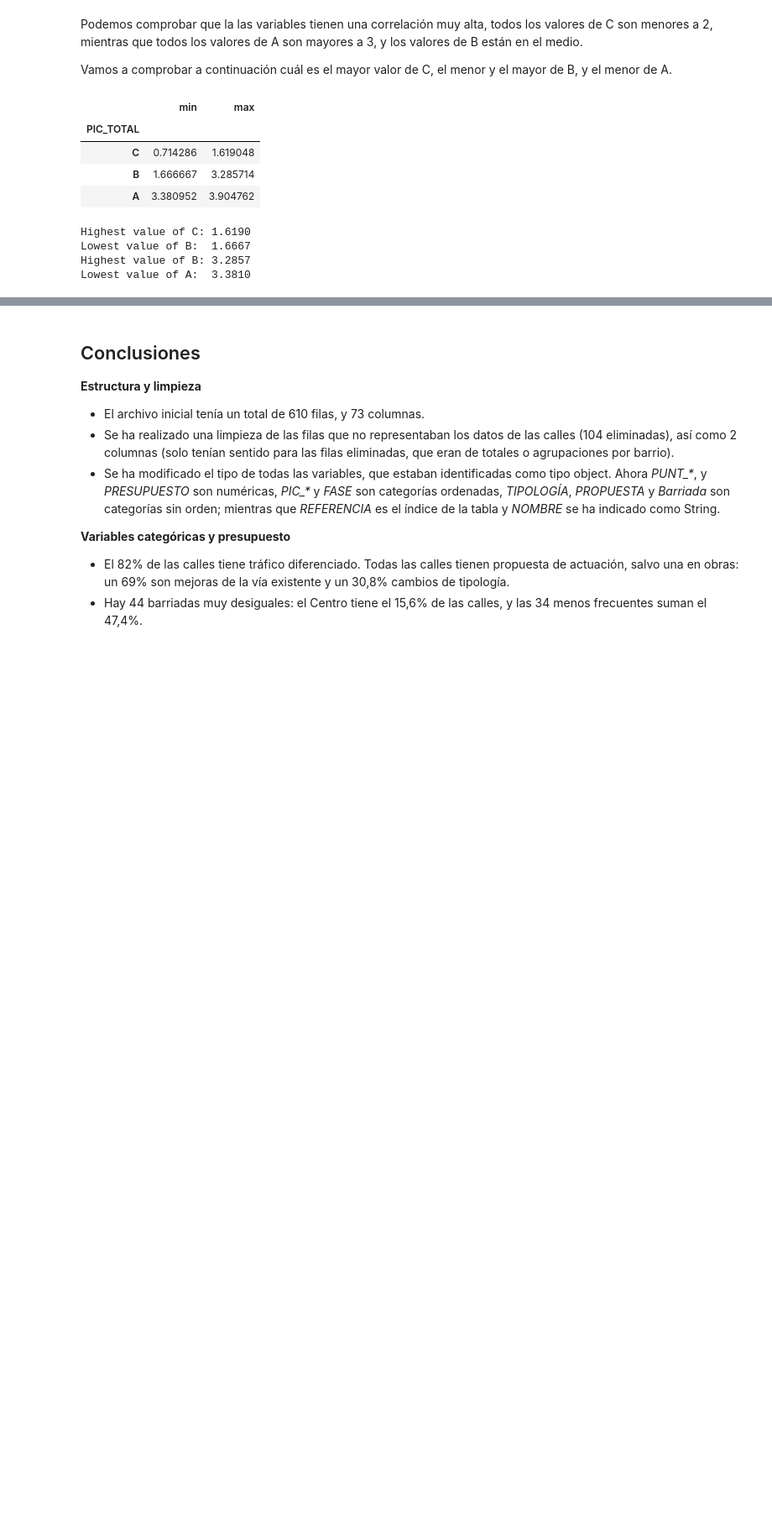
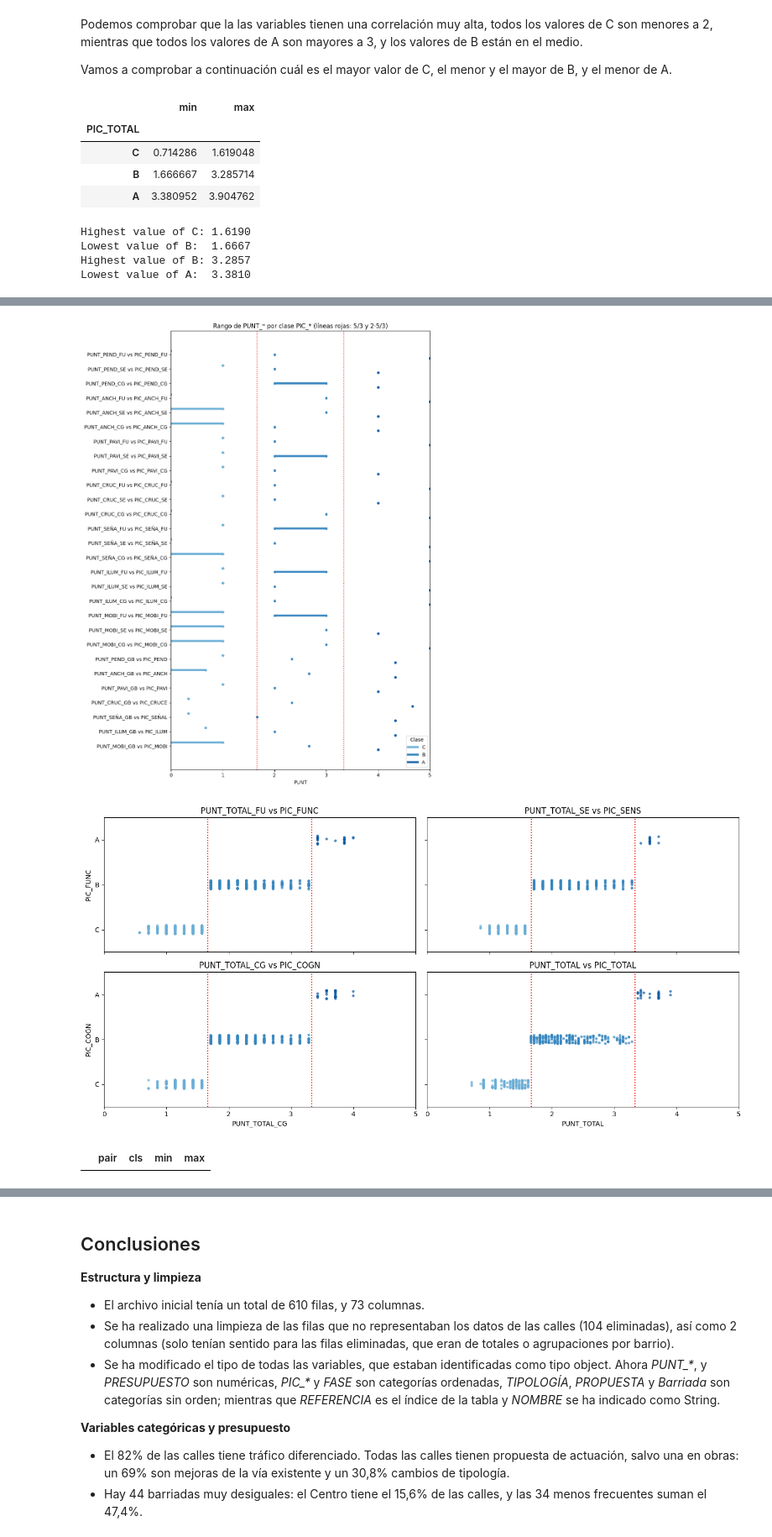
Before and after one commit to vicpari89/tfm-urban-accessibility-ml, a Jupyter notebook: notebooks/0.01-exploratory-analysis-algeciras.ipynb, the cells around one changed output, grey strips where cells are left out. Shown at 84% size. Drawn from its saved outputs; the diff is of its cells as text; code cells hidden in the pictures; blank space fills up the shorter version.

```diff
--- a/notebooks/0.01-exploratory-analysis-algeciras.ipynb
+++ b/notebooks/0.01-exploratory-analysis-algeciras.ipynb
@@ -923,0 +946,62 @@ Los valores están cercanos a 5/3 = 1,67 y 2*5/3 = 3,33... por lo que podemos in
+# %%
+# Stripplots of every PUNT_* column against its PIC_* class, with the class thresholds at 5/3 and 2*5/3
+pic_of = {  # (criterion, diversity type) -> (PUNT column, PIC column)
+    **{(c, s): (f'PUNT_{c}_{s}', f'PIC_{c}_{s}') for c in criteria_codes for s in ['FU', 'SE', 'CG']},
+    **{(c, 'GB'): (f'PUNT_{c}_GB', f'PIC_{p}') for c, p in zip(criteria_codes, ['PEND', 'ANCH', 'PAVI', 'CRUCE', 'SEÑAL', 'ILUM', 'MOBI'])},
+    ('TOTAL', 'FU'): ('PUNT_TOTAL_FU', 'PIC_FUNC'), ('TOTAL', 'SE'): ('PUNT_TOTAL_SE', 'PIC_SENS'),
+    ('TOTAL', 'CG'): ('PUNT_TOTAL_CG', 'PIC_COGN'), ('TOTAL', 'GB'): ('PUNT_TOTAL', 'PIC_TOTAL'),
+}
+
+# Criterion pairs -> range plot; total pairs (PUNT_TOTAL*) -> stripplots. Thresholds at 5/3 and 2*5/3
+total_pairs = {k: v for k, v in pic_of.items() if k[0] == 'TOTAL'}
+criterion_pairs = [v for k, v in pic_of.items() if k[0] != 'TOTAL']
+classes = list(df_alg_streets_cleaned['PIC_TOTAL'].cat.categories)  # C < B < A
+class_colors = dict(zip(classes, sns.color_palette('Blues', len(classes) + 2)[2:]))
+thresholds = (5 / 3, 2 * 5 / 3)
+
+# 1) Range plot (min-max of PUNT inside each class) for the criterion pairs
+ranges = pd.DataFrame([
+    {'pair': f'{p} vs {c}', 'cls': cl, 'min': g.min(), 'max': g.max()}
+    for p, c in criterion_pairs
+    for cl, g in df_alg_streets_cleaned.groupby(c, observed=True)[p]
+])
+pairs = list(dict.fromkeys(ranges['pair']))
+offset = {'C': -0.25, 'B': 0, 'A': 0.25}
+
+fig, ax = plt.subplots(figsize=(10, 0.4 * len(pairs) + 2))
+for r in ranges.itertuples():
+    y = pairs.index(r.pair) + offset[r.cls]
+    ax.hlines(y, r.min, r.max, color=class_colors[r.cls], linewidth=4)
+    ax.plot([r.min, r.max], [y, y], 'o', color=class_colors[r.cls], markersize=4)  # single-value ranges stay visible
+for t in thresholds:
+    ax.axvline(t, color='red', linestyle=':', linewidth=1.5)
+ax.set(xlim=(0, 5), yticks=range(len(pairs)), yticklabels=pairs, xlabel='PUNT',
+       title='Rango de PUNT_* por clase PIC_* (líneas rojas: 5/3 y 2·5/3)')
+ax.invert_yaxis()
+ax.legend(handles=[plt.Line2D([], [], color=class_colors[c], linewidth=4, label=c) for c in classes], title='Clase', loc='lower right')
+plt.tight_layout()
+plt.show()
+
+# 2) Stripplots for the totals, which take many distinct values (continuous variables)
+fig, axes = plt.subplots(2, 2, figsize=(14, 7), sharex=True, sharey=True)
+for ax, (punt_col, pic_col) in zip(axes.ravel(), total_pairs.values()):
+    sns.stripplot(data=df_alg_streets_cleaned, x=punt_col, y=pic_col, hue=pic_col, order=classes[::-1], hue_order=classes,
+                  palette=class_colors, size=4, alpha=0.7, legend=False, ax=ax)
+    for t in thresholds:
+        ax.axvline(t, color='red', linestyle=':', linewidth=1.5)
+    ax.set(xlim=(0, 5), title=f'{punt_col} vs {pic_col}', xlabel=punt_col, ylabel=pic_col)
+plt.tight_layout()
+plt.show()
+
+# Table showing the PUNT_* vs PIC_* pairs whose PIC_* falls outside the expected thirds
+bounds = {'C': (0, thresholds[0]), 'B': thresholds, 'A': (thresholds[1], 5)}
+all_ranges = pd.DataFrame([
+    {'pair': f'{p} vs {c}', 'cls': cl, 'min': g.min(), 'max': g.max()}
+    for p, c in pic_of.values()
+    for cl, g in df_alg_streets_cleaned.groupby(c, observed=True)[p]
+])
+display(all_ranges[all_ranges.apply(lambda r: r['min'] < bounds[r['cls']][0] or r['max'] > bounds[r['cls']][1], axis=1)])
+# %% [output]
+[figure, added]
+[figure, added]
+|  | pair | cls | min | max |
```
Also changed, not shown: parts of 10 cells of this notebook, 1 other file.
